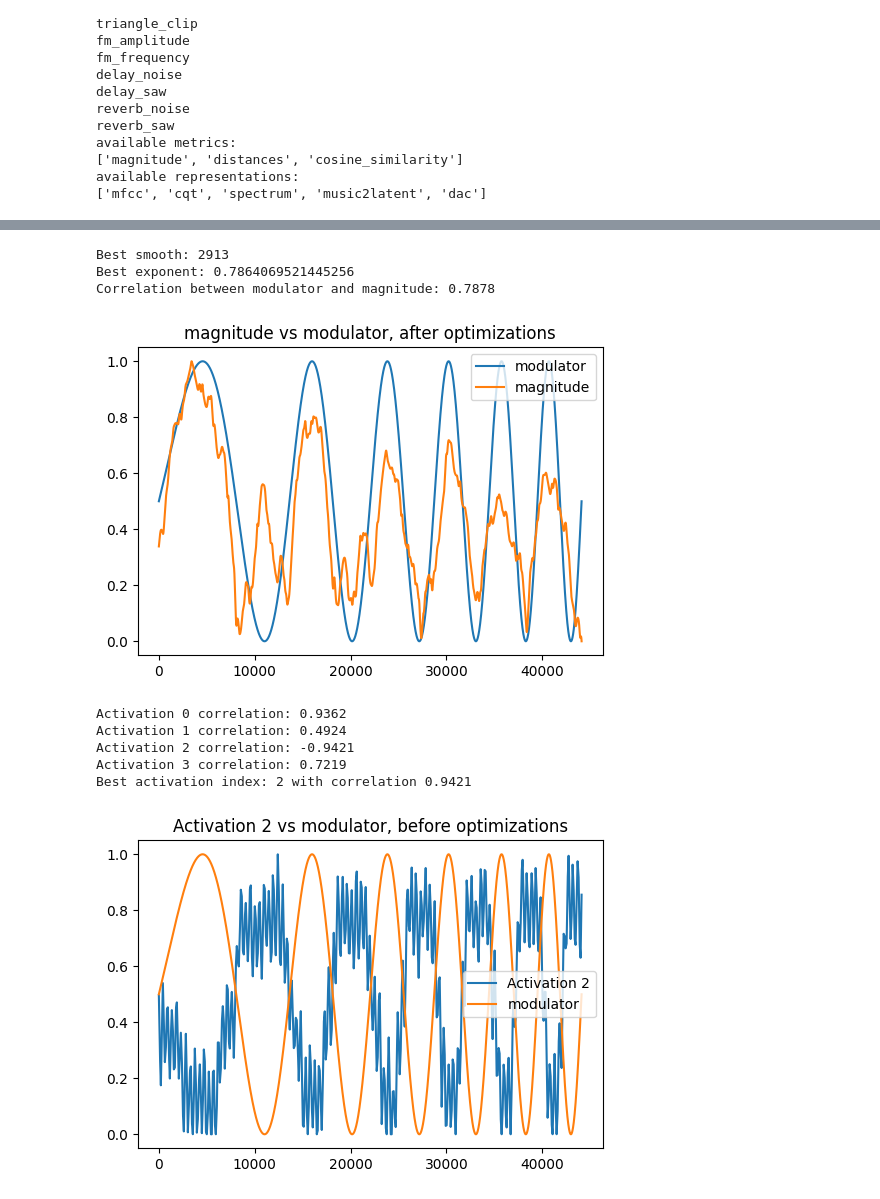
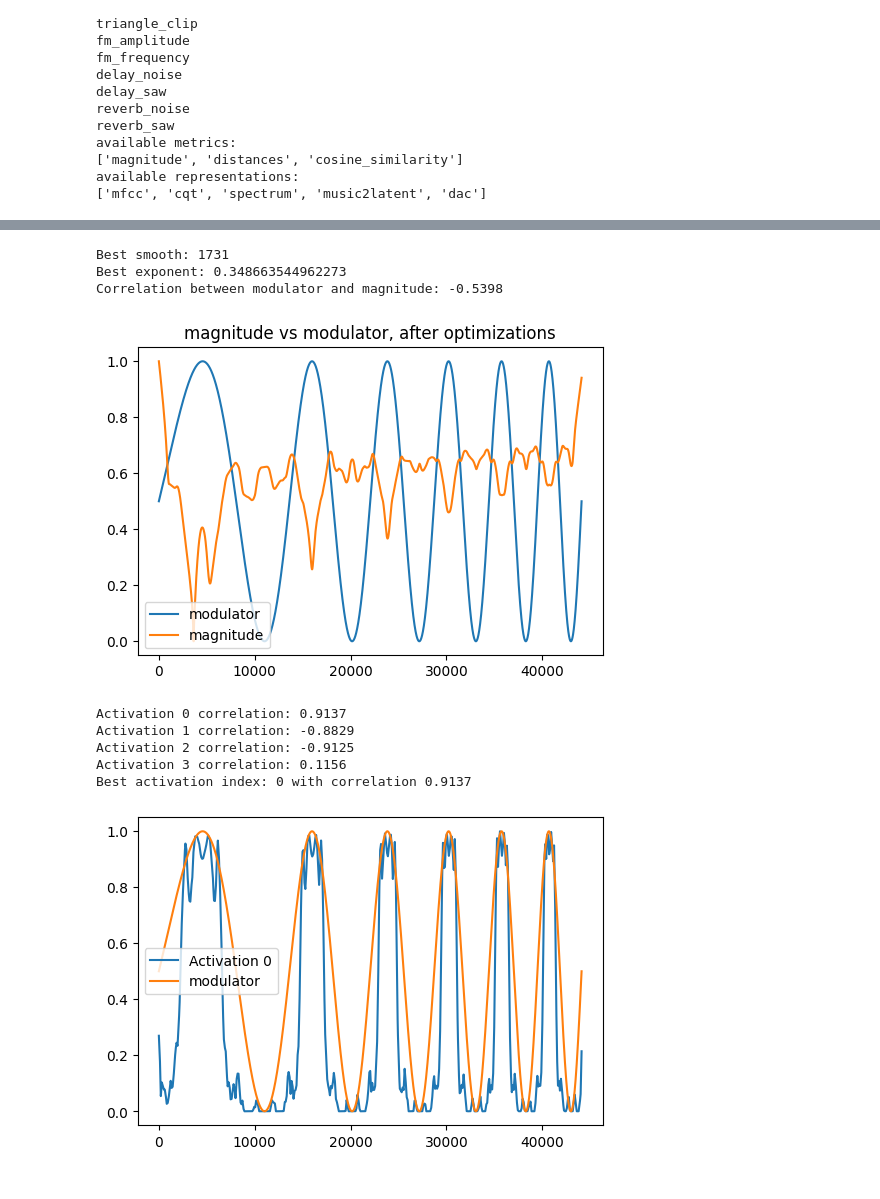
Before and after one commit to inspektral/sonic-trajectories, a Jupyter notebook: nmf-test.ipynb, the cells around one changed output, grey strips where cells are left out. Cells and saved outputs as stored; diff of their text form; code cells hidden in the pictures.

```diff
--- a/nmf-test.ipynb
+++ b/nmf-test.ipynb
@@ -66,6 +66,7 @@ available representations:
 # %%
 TEST = "fm_frequency"
 REPR = "music2latent"
+REPR = "spectrum"
 METRIC = "magnitude"
 # %%
 audio, modulator = tests[TEST]()
@@ -144,40 +147,40 @@ plt.title(f'{METRIC} vs modulator, after optimizations')
 plt.legend()
 plt.show()
 # %% [output]
-Best smooth: 2913
-Best exponent: 0.7864069521445256
-Correlation between modulator and magnitude: 0.7878
+Best smooth: 1731
+Best exponent: 0.348663544962273
+Correlation between modulator and magnitude: -0.5398
-[figure, old version]
+[figure, new version]
 # %%
 correlations = []
 
 for i in range(activations.shape[0]):
     activation = norm_stretch(activations[i], length)
     activation = utils.smooth(activation, best_smooth)
     activation = norm_stretch(activation, length)
     correlation = utils.calc_correlation(modulator, activation)
     correlations.append(np.abs(correlation))
     print(f"Activation {i} correlation: {correlation:.4f}")
 
 best_index = np.argmax(correlations)
 print(f"Best activation index: {best_index} with correlation {correlations[best_index]:.4f}")
 activation = norm_stretch(activations[best_index], length)
 
 
 
 plt.figure(figsize=(6,4))
 plt.plot(activation, label=f'Activation {best_index}')
 plt.plot(modulator, label='modulator')
-plt.title(f'Activation {best_index} vs modulator, before optimizations')
+# plt.title(f'Activation {best_index} before processing')
 plt.legend()
 plt.show()
 # %% [output]
-Activation 0 correlation: 0.9362
-Activation 1 correlation: 0.4924
-Activation 2 correlation: -0.9421
-Activation 3 correlation: 0.7219
-Best activation index: 2 with correlation 0.9421
+Activation 0 correlation: 0.9137
+Activation 1 correlation: -0.8829
+Activation 2 correlation: -0.9125
+Activation 3 correlation: 0.1156
+Best activation index: 0 with correlation 0.9137
-[figure, old version]
+[figure, new version]
 # %%
 best_smooth = utils.calc_best_smoothing(activation, modulator)
 print(f"Best smooth for activation {best_index}: {best_smooth}")
```
Also changed, not shown: parts of 9 cells of this notebook, 4 other files.
